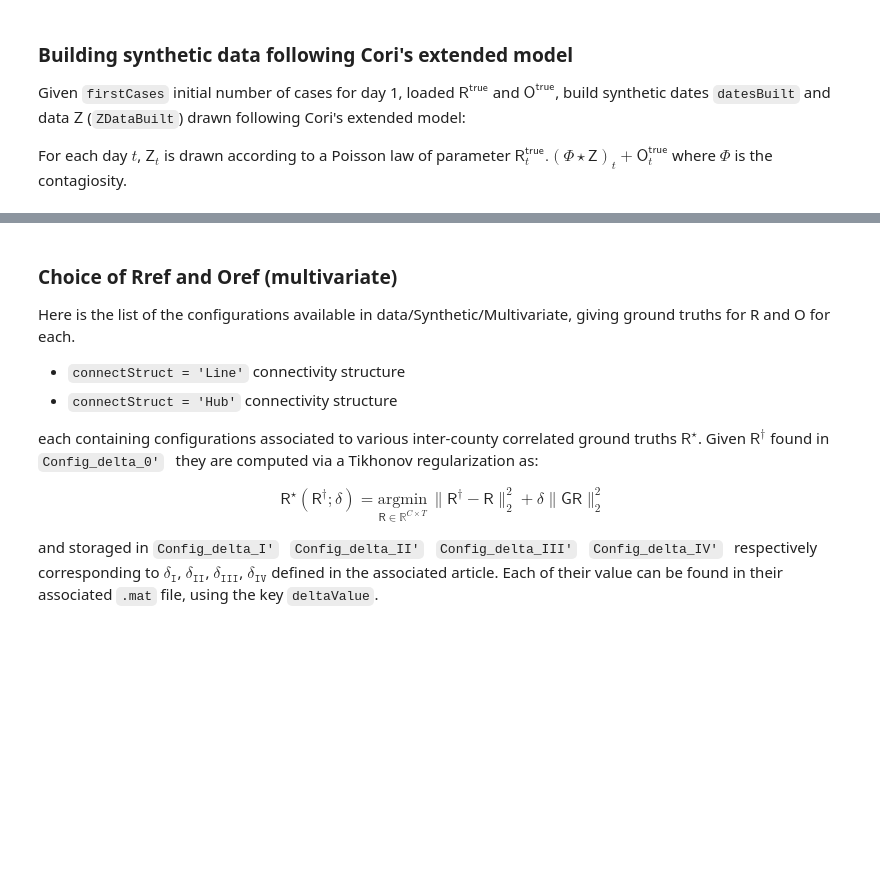
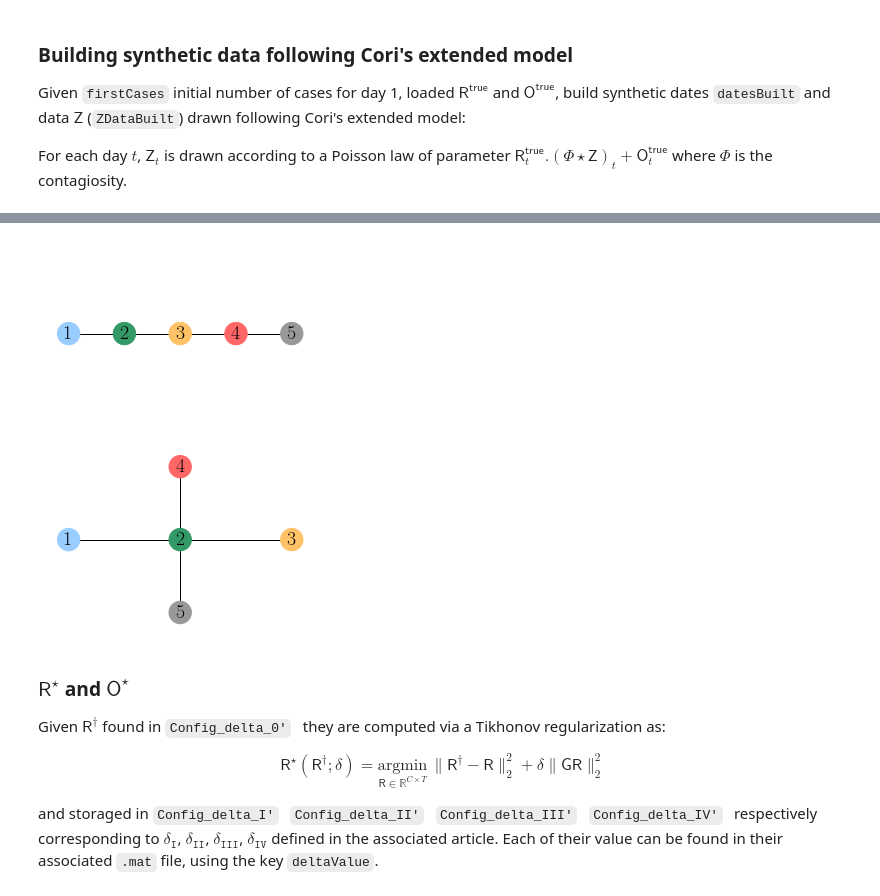
Before and after one commit to elasalle/Covid_R_L_estim, a Jupyter notebook: demo_buildSyntheticData.ipynb, the cells around one changed output, grey strips where cells are left out. Drawn from its saved outputs; the diff is of its cells as text; code cells hidden in the pictures; blank space fills up the shorter version.

```diff
--- a/demo_buildSyntheticData.ipynb
+++ b/demo_buildSyntheticData.ipynb
@@ -35,0 +48,6 @@ fig, axes, formattedDatesBuilt = display_figures.display_dataBuilt(datesBuilt, Z
+# %%
+display_connect_structure('Line')
+display_connect_structure('Hub')
+# %% [output]
+[figure, added]
+[figure, added]
@@ -36,10 +57,6 @@ fig, axes, formattedDatesBuilt = display_figures.display_dataBuilt(datesBuilt, Z
 # %% [markdown]
-### Choice of Rref and Oref (multivariate)
-Here is the list of the configurations available in data/Synthetic/Multivariate, giving ground truths for R and O for each.
-* `connectStruct = 'Line'` connectivity structure
-* `connectStruct = 'Hub'` connectivity structure
-
-each containing configurations associated to various inter-county correlated ground truths $\boldsymbol{\mathsf{R}}^\star$. Given $\boldsymbol{\mathsf{R}}^\dagger$ found in `Config_delta_0'`&ensp; they are computed via a Tikhonov regularization as:
+### $\boldsymbol{\mathsf{R}}^\star$ and $\boldsymbol{\mathsf{O}}^\star$
+Given $\boldsymbol{\mathsf{R}}^\dagger$ found in `Config_delta_0'`&ensp; they are computed via a Tikhonov regularization as:
 
 $$\boldsymbol{\mathsf{R}}^\star (\boldsymbol{\mathsf{R}}^\dagger; \delta) = \underset{\boldsymbol{\mathsf{R}} \in \mathbb{R}^{C\times T}}{\mathrm{argmin}} \, \lVert \boldsymbol{\mathsf{R}}^\dagger - \boldsymbol{\mathsf{R}}\rVert_2^2 +  \delta  \lVert \mathsf{G} \boldsymbol{\mathsf{R}}\rVert_2^2$$
 
```
Also changed, not shown: parts of 7 cells of this notebook, 6 other files.
